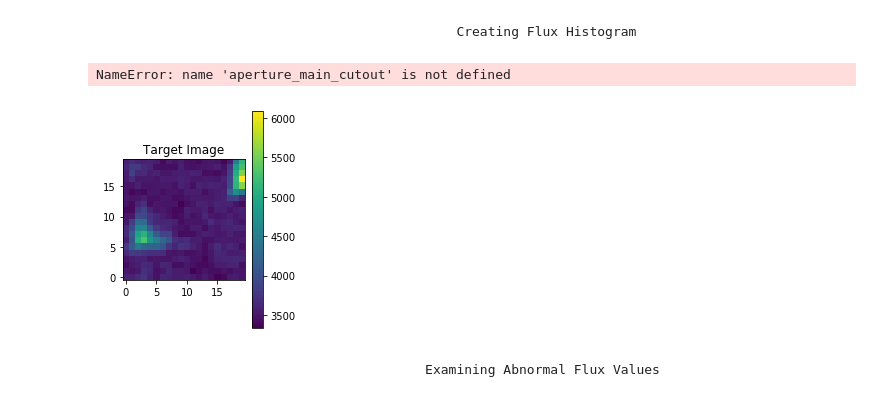
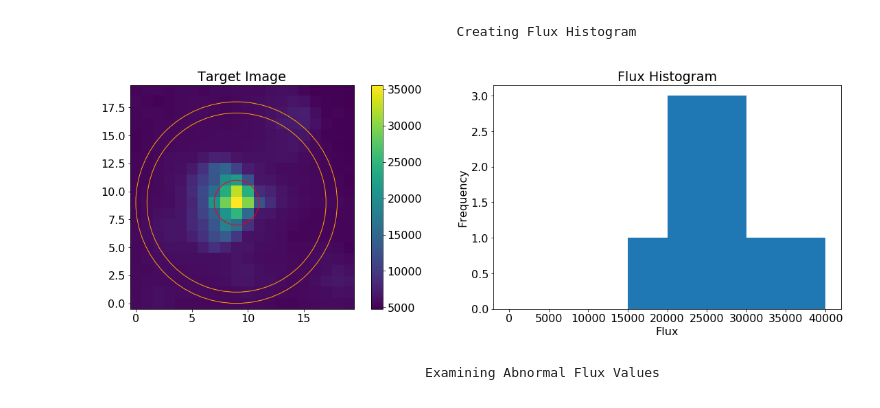
Before and after one commit to joshuapepper/kelt_halo, a Jupyter notebook: KELT Image Data Pipeline-FN Aql.ipynb, the cells around one changed output. Cells and saved outputs as stored; diff of their text form; code cells hidden in the pictures.

```diff
--- a/KELT Image Data Pipeline-FN Aql.ipynb
+++ b/KELT Image Data Pipeline-FN Aql.ipynb
@@ -25,11 +25,11 @@ full_img_list = [os.path.join(initial_directory, sort_files[i]) for i in range(0
 # %% [markdown]
                                                 Creating Image Cutouts
 # %%
-#cell containing upcoming variables
+#cell containing cutout dimensions
 #4005, 2121
 
-cutout_x_start = 3965
-cutout_x_stop = 4045
+cutout_x_start = 3966
+cutout_x_stop = 4046
 cutout_y_start = 2081
 cutout_y_stop = 2161
 # %%
@@ -58,7 +58,7 @@ might need to figure out how to append the header data in the future
                                         Producing a Light Curve and Phase Curve
 # %%
 # cell for upcoming variables not previously defined
-display_file = 1 # target file number to display target image
+display_file = 0 # target file number to display target image
 target_img_size = 20 # x by x pixel size of target image
 
 x_aperture = 9 # x coordinate of target aperture center within the star cutout
@@ -67,13 +67,10 @@ r = 2 # radius of target aperture
 
 x_background = x_aperture # x coordinate of background annulus center
 y_background = y_aperture # y coordinate of background annulus center
-r_in = 8 # inner radius of background annulus
+r_in = 8 # inner radius of background annulus (in pixels)
 r_out = r_in + 1 # outer radius of background annulus
 
-start = 0 # first image file to include in photometry
-stop = 888 # number of images to include in photometry
-
 low_period = 1.5 # lowest period for LombScargle to test on target star
-high_period = 100 # highest period for LombScargle to test on target star
+high_period = 100# highest period for LombScargle to test on target star
 
 comparison_stars= np.loadtxt('FNAQL_stars.txt', skiprows=1)
@@ -241,38 +257,30 @@ target_img_size = 20 # pixel size of target image
 bin_size = 5000 # bin size for histogram
 # %%
-# create array of target image data values for specified file !!take out once the previuos code works!!
+# create target image with target aperture and background annulus
 
-first_x = int(center-target_img_size/2)
-last_x = int(center+target_img_size/2)
-first_y = first_x
-last_y = last_x
-target = open_cutouts[display_file-1][first_x:last_x,first_y:last_y]
-
-# create target image with target aperture and background annulus
 
 plt.subplot(121)
 plt.title('Target Image')
 plt.imshow(target, origin='lower')
 plt.colorbar()
 aperture_main_cutout.plot(color='red')
 background_main_cutout.plot(color='orange')
 
 aperture_mask = aperture_main_cutout.to_mask(method='center') # create mask over pixels in target aperture that have their centers within the annulus
 aperture_data = aperture_mask[0].multiply(target) # create array of flux values with zero values corresponding to data outside the mask and nonzero values corresponding to the data within the mask
 aperture_flux = aperture_data[aperture_mask[0].data > 0] # create array of flux values contained in mask
 
 # create bins for histogram up to highest flux value in aperture
 bins = np.arange(0,max(np.ndarray.flatten(target)+bin_size),bin_size)
 
 # create flux histrogram of values within target aperture
 plt.subplot(122)
 plt.hist(aperture_flux, bins);
 plt.title('Flux Histogram')
 plt.xlabel('Flux')
 plt.ylabel('Frequency');
 plt.show()
 # %% [output]
-NameError: name 'aperture_main_cutout' is not defined
-[figure, old version]
+[figure, new version]
 # %% [markdown]
                                             Examining Abnormal Flux Values
```
Also changed, not shown: parts of 14 cells of this notebook.
